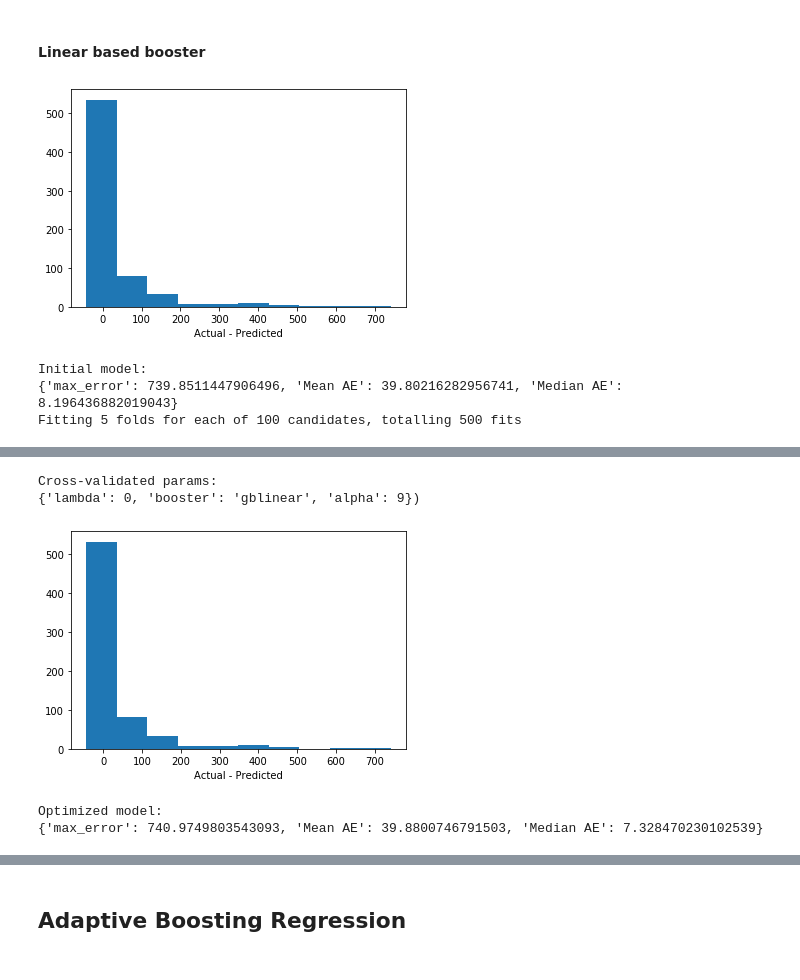
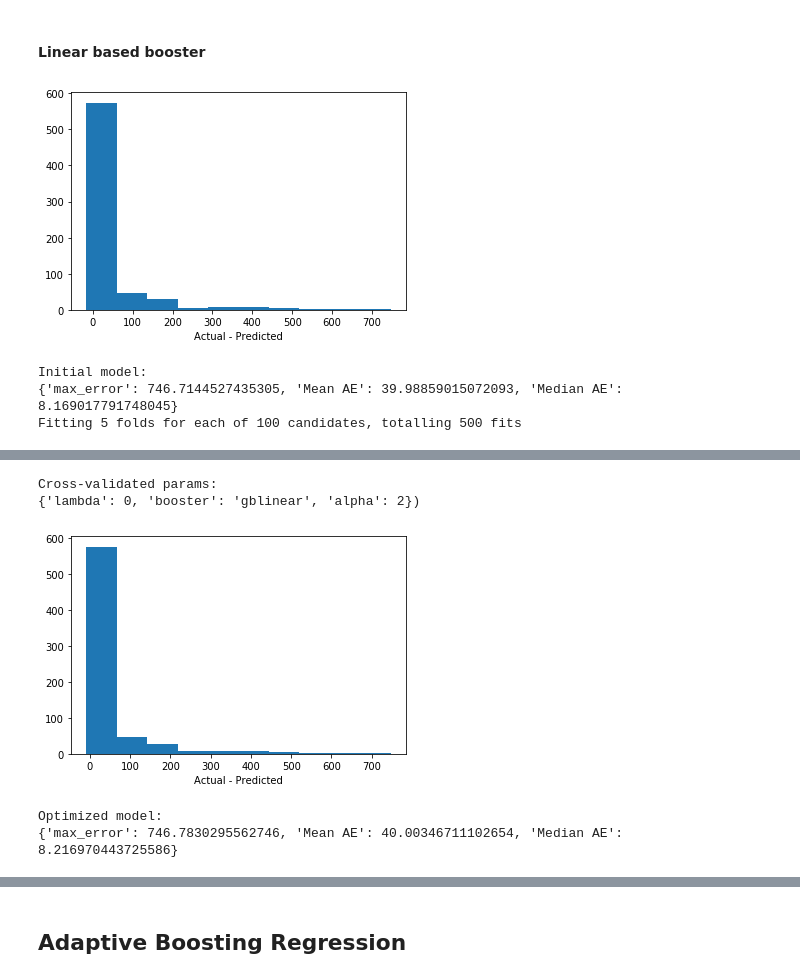
Before and after one commit to suneric98/Crescendo, a Jupyter notebook: data/regression_DaysOnTopCharts.ipynb, the cells around one changed output, grey strips where cells are left out. Cells and saved outputs as stored; diff of their text form; code cells hidden in the pictures.

```diff
--- a/data/regression_DaysOnTopCharts.ipynb
+++ b/data/regression_DaysOnTopCharts.ipynb
@@ -7,7 +7,7 @@ import matplotlib.pyplot as plt
 from pprint import PrettyPrinter
 pp = PrettyPrinter(indent = 3)
 # %%
-data = pd.read_csv('TopCharts_merged.csv', index_col = 0)
+data = pd.read_csv('TopCharts_unique.csv', index_col = 0)
 #dataset
 data.head()
 # %% [output]
@@ -25,5 +34,5 @@ df.drop(columns = "Days", inplace = True)
 # %%
-d = ["Artist", "Title", "Id", "Artist Id", "Artist Genres"]
+d = ["Artist", "Title", "Id"]
 df.drop(columns = d, inplace = True)
 # %%
 for col in df.columns:
@@ -275,13 +309,13 @@ Optimized model:
 # %%
 xgbr = XGBRegressor(booster = "gblinear").fit(X_train, y_train)
 print(f"Initial model:\n{evalModel(xgbr, X_test, y_test)}")
 params = {"booster":["gblinear"], "lambda":np.arange(0,10,1), "alpha":np.arange(0,10,1)}
-cv = gridsearch(XGBRegressor(), params, X_train, y_train, random = True)
-print(f"Cross-validated params:\n{cv['params']})")
-print(f"Optimized model:\n{evalModel(cv['model'],X_test, y_test)}")
+xgbrl_cv = gridsearch(XGBRegressor(), params, X_train, y_train, random = True)
+print(f"Cross-validated params:\n{xgbrl_cv['params']})")
+print(f"Optimized model:\n{evalModel(xgbrl_cv['model'],X_test, y_test)}")
 # %% [output]
-[figure, old version]
+[figure, new version]
 Initial model:
-{'max_error': 739.8511447906496, 'Mean AE': 39.80216282956741, 'Median AE': 8.196436882019043}
+{'max_error': 746.7144527435305, 'Mean AE': 39.98859015072093, 'Median AE': 8.169017791748045}
 Fitting 5 folds for each of 100 candidates, totalling 500 fits
 [Parallel(n_jobs=-1)]: Using backend LokyBackend with 4 concurrent workers.
@@ -292,5 +326,5 @@ Fitting 5 folds for each of 100 candidates, totalling 500 fits
 Cross-validated params:
-{'lambda': 0, 'booster': 'gblinear', 'alpha': 9})
+{'lambda': 0, 'booster': 'gblinear', 'alpha': 2})
-[figure, old version]
+[figure, new version]
 Optimized model:
-{'max_error': 740.9749803543093, 'Mean AE': 39.8800746791503, 'Median AE': 7.328470230102539}
+{'max_error': 746.7830295562746, 'Mean AE': 40.00346711102654, 'Median AE': 8.216970443725586}
```
Also changed, not shown: parts of 22 cells of this notebook, 3 other files.
